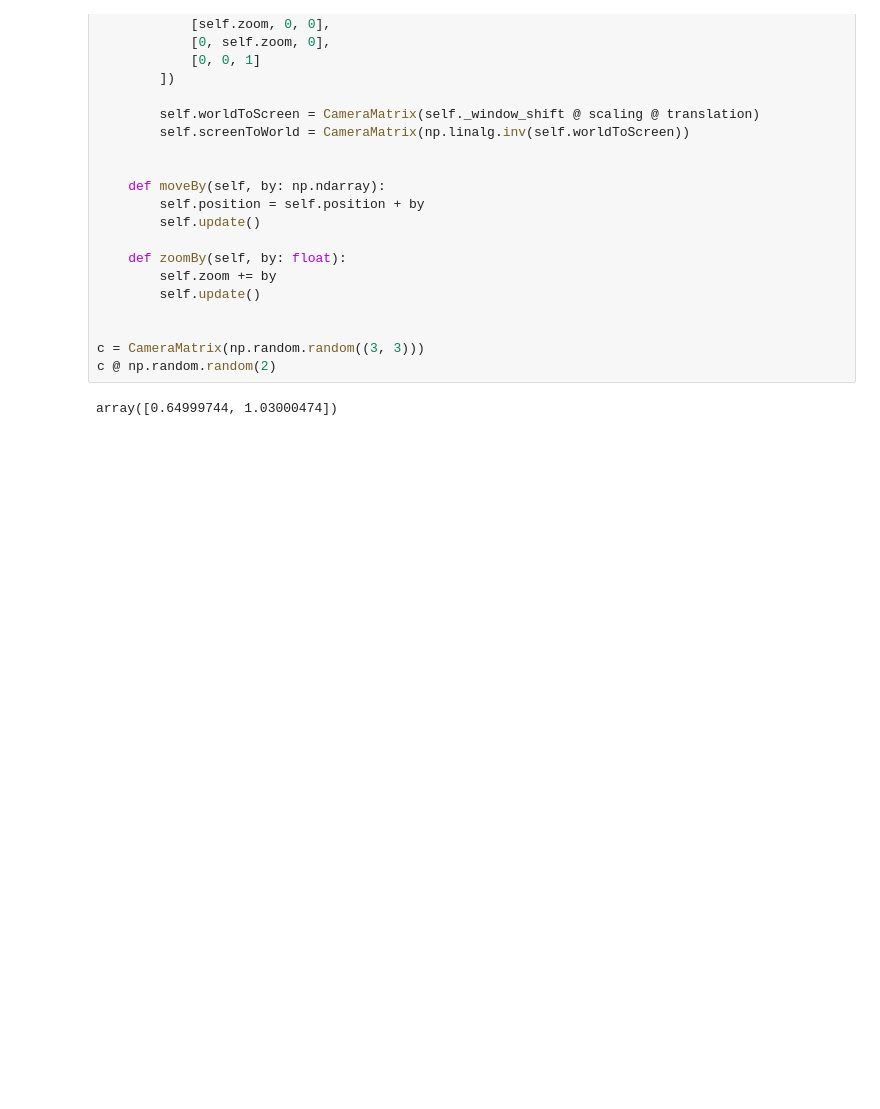
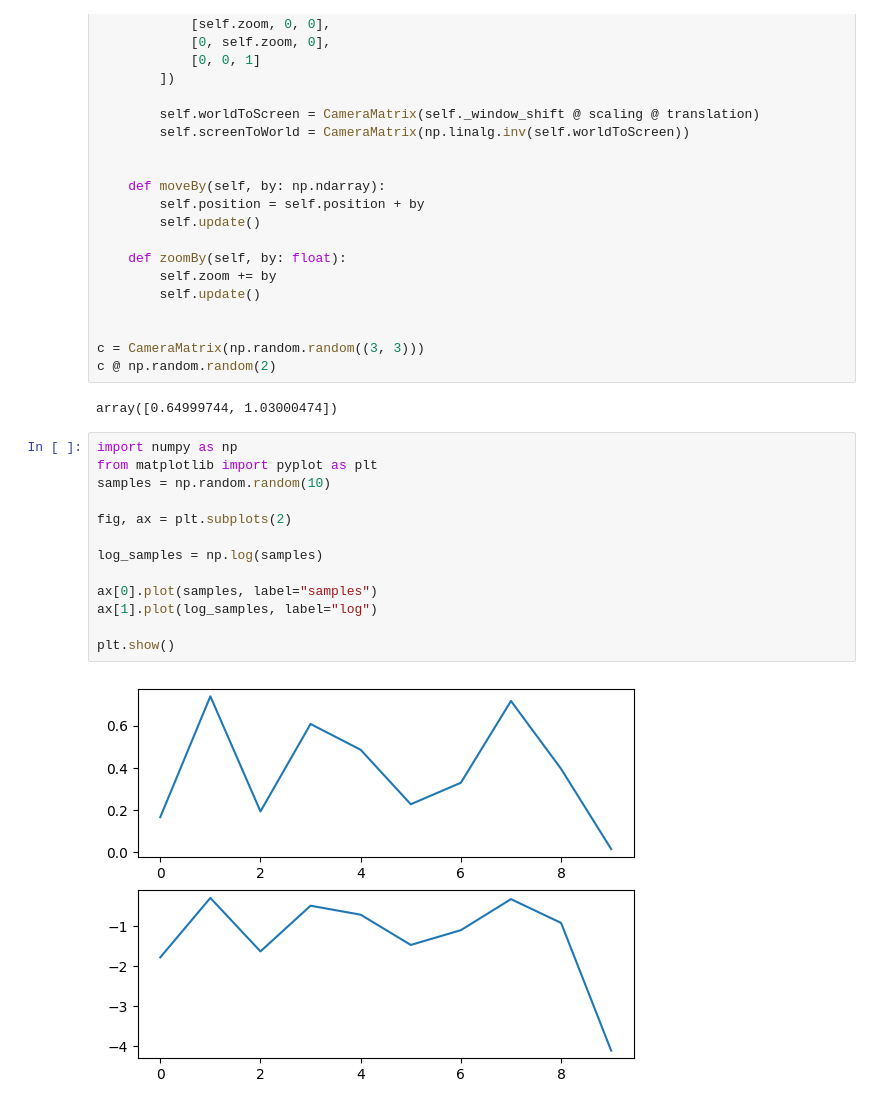
Before and after one commit to viktorvesely/TaC, a Jupyter notebook: simulation/explore.ipynb, the cells around one changed output. Drawn from its saved outputs; the diff is of its cells as text; blank space fills up the shorter version.

```diff
--- a/simulation/explore.ipynb
+++ b/simulation/explore.ipynb
@@ -67,3 +67,18 @@ c = CameraMatrix(np.random.random((3, 3)))
 c @ np.random.random(2)
 # %% [output]
 array([0.64999744, 1.03000474])
+# %%
+import numpy as np
+from matplotlib import pyplot as plt
+samples = np.random.random(10)
+
+fig, ax = plt.subplots(2)
+
+log_samples = np.log(samples)
+
+ax[0].plot(samples, label="samples")
+ax[1].plot(log_samples, label="log")
+
+plt.show()
+# %% [output]
+[figure, added]
```
Also changed, not shown: parts of 7 cells of this notebook, 9 other files.
